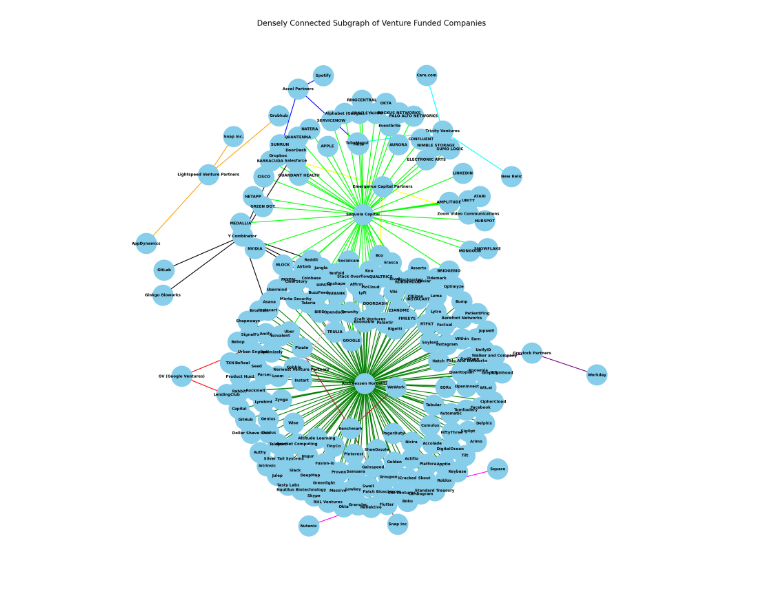
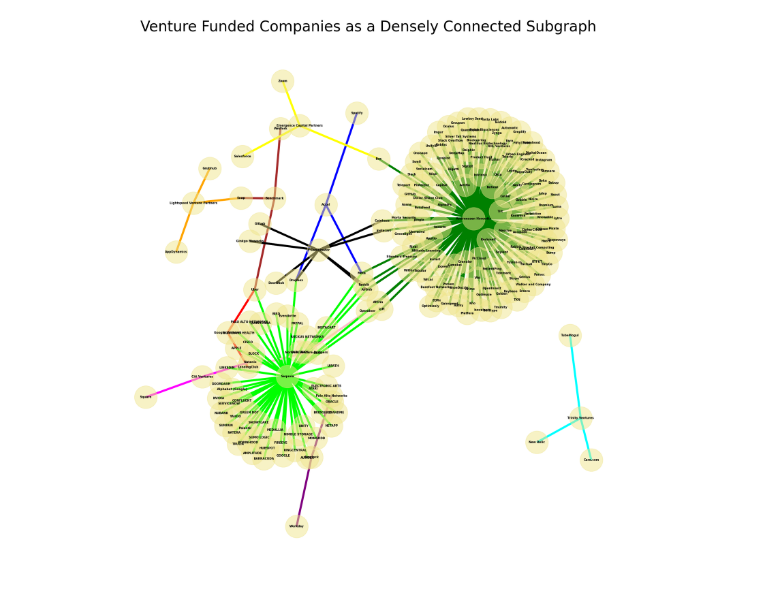
Before and after one commit to LNshuti/saas-winners, a Jupyter notebook: venture_networks.ipynb, the cells around one changed output. Cells and saved outputs as stored; diff of their text form; code cells hidden in the pictures.

```diff
--- a/venture_networks.ipynb
+++ b/venture_networks.ipynb
@@ -9,14 +9,14 @@ G = nx.Graph()
 
 # Define investors and their companies
 investors = {
-    "Accel Partners": ["Meta", "Dropbox", "Spotify"],
+    "Accel": ["Meta", "Dropbox", "Spotify"],
     "Andreessen Horowitz": [
         "Airbnb", "Lyft", "Pinterest", "Accolade", "Actifio", "Affirm", "Amify",
         "Apptio", "Arimo", "Asana", "Asserts", "Authy", "Automatic", "Barefoot Networks",
         "Bebop", "BeReal", "Blockspring", "Boku", "Box", "Bracket Computing", "Bump",
         "BuzzFeed", "Capital", "Cardiogram", "Caviar", "Citiizen", "CipherCloud",
         "ClearStory", "Coinbase", "Cumulus", "DeepMap", "Delphix", "DigitalOcean",
-        "Dollar Shave Club", "Earn", "EQRx", "Erasca", "Facebook", "FiftyThree", "Flutter",
+        "Dollar Shave Club", "Earn", "EQRx", "Erasca", "Meta", "FiftyThree", "Flutter",
         "Fusion-io", "Gainspeed", "Genius", "GitHub", "Gobble", "Golden", "Greenlight",
         "Granular", "Greplify", "Groupon", "Hatch", "iCracked", "Imgur", "Instacart",
         "Instagram", "Intrinsic", "Isovalent", "Jopwell", "Julep", "Jungla", "Keybase",
@@ -33,16 +33,16 @@ investors = {
         "Usermind", "Viki", "Walker and Company", "Wit.ai", "Within", "Zynga", "Altitude Learning",
         "Bromium", "Factual", "Instart", "Proven", "Rabbit", "UnifyID"
     ],
-    "GV (Google Ventures)": ["Uber", "LendingClub"],
-    "Greylock Partners": ["Workday", "Palo Alto Networks"],
-    "Lightspeed Venture Partners": ["Snap Inc.", "Grubhub", "AppDynamics"],
-    "Benchmark": ["Snap Inc", "Uber", "WeWork"],
+    "Google Ventures": ["Uber", "LendingClub"],
+    "Greylock": ["Workday", "Palo Alto Networks"],
+    "Lightspeed Venture Partners": ["Snap", "Grubhub", "AppDynamics"],
+    "Benchmark": ["Snap", "Uber", "WeWork"],
     "Norwest Venture Partners": ["LendingClub", "Opendoor"],
-    "Emergence Capital Partners": ["Zoom Video Communications", "Box", "Salesforce"],
+    "Emergence Capital Partners": ["Zoom", "Box", "Salesforce"],
     "Trinity Ventures": ["New Relic", "Care.com", "TubeMogul"],
     "Citi Ventures": ["Square", "Nutanix"],
-    "Sequoia Capital": [
-        "Alphabet (Google)", "NVIDIA", "Dropbox", "Airbnb", "Craft Ventures", "Affirm",
+    "Sequoia": [
+        "Alphabet (Google)", "NVIDIA", "Dropbox", "Airbnb", "Affirm",
         "Airbnb", "Eventbrite", "Meta", "Lyft", "Opendoor", "Palantir", "Reddit", "Uber",
         "23ANDME", "AMPLITUDE", "APPLE", "ATARI", "AURORA", "BARRACUDA", "BIRD", "BLOCK",
         "BRIDGEBIO", "CISCO", "CONFLUENT", "DOORDASH", "ELECTRONIC ARTS", "FIREEYE", "GOOGLE",
@@ -50,39 +50,39 @@ investors = {
         "NATERA", "NETAPP", "NIMBLE STORAGE", "NUBANK", "OKTA", "ORACLE", "PALO ALTO NETWORKS",
         "PAYPAL", "QUALTRICS", "QUANTENNA", "RINGCENTRAL", "ROBINHOOD", "RUCKUS NETWORKS",
         "SERVICENOW", "SNOWFLAKE", "SUMO LOGIC", "SUNRUN", "TRULIA", "UIPATH", "UNITY", "YAHOO"
     ],
     "Y Combinator": ["Dropbox", "Airbnb", "Coinbase", "DoorDash", "Reddit", "Ginkgo Bioworks", "GitLab", "Instacart"]
 }
 
 # Define a color map for the investors
 investor_colors = {
-    "Accel Partners": "blue",
+    "Accel": "blue",
     "Andreessen Horowitz": "green",
-    "GV (Google Ventures)": "red",
-    "Greylock Partners": "purple",
+    "Google Ventures": "red",
+    "Greylock": "purple",
     "Lightspeed Venture Partners": "orange",
     "Benchmark": "brown",
     "Norwest Venture Partners": "pink",
     "Emergence Capital Partners": "yellow",
     "Trinity Ventures": "cyan",
     "Citi Ventures": "magenta",
-    "Sequoia Capital": "lime",
+    "Sequoia": "lime",
     "Y Combinator": "black"
 }
 
 # Add edges between investors and companies, with colors
 for investor, companies in investors.items():
     for company in companies:
         G.add_edge(investor, company, color=investor_colors[investor])
 
 # Get edge colors
 edge_colors = [G[u][v]['color'] for u, v in G.edges]
 
 # Draw the graph
-plt.figure(figsize=(20, 20))
-pos = nx.spring_layout(G, k=0.3)  # Position nodes using Fruchterman-Reingold force-directed algorithm
-nx.draw(G, pos, with_labels=True, node_size=3000, node_color="skyblue", font_size=10, font_weight="bold", edge_color=edge_colors, width=2)
-plt.title("Densely Connected Subgraph of Venture Funded Companies", fontsize=20)
+plt.figure(figsize=(18, 18))
+pos = nx.spring_layout(G, k=0.2)  # Position nodes using Fruchterman-Reingold force-directed algorithm
+nx.draw(G, pos, with_labels=True, node_size=3000, node_color="#F0E68C80", font_size=7, font_weight="bold", edge_color=edge_colors, width=5)
+plt.title("Venture Funded Companies as a Densely Connected Subgraph", fontsize=35)
 plt.show()
 # %% [output]
-[figure, old version]
+[figure, new version]
```
Also changed, not shown: parts of 1 cell of this notebook.
